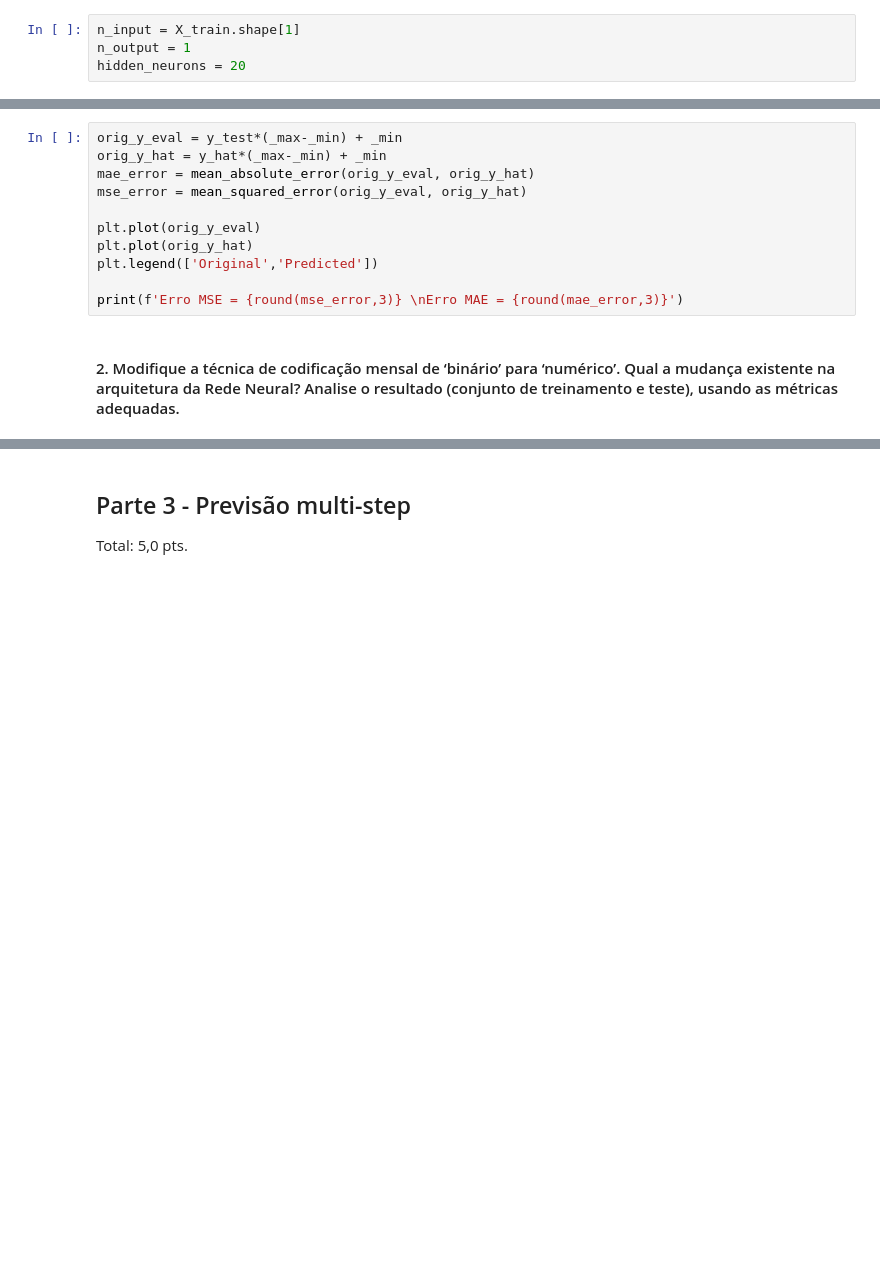
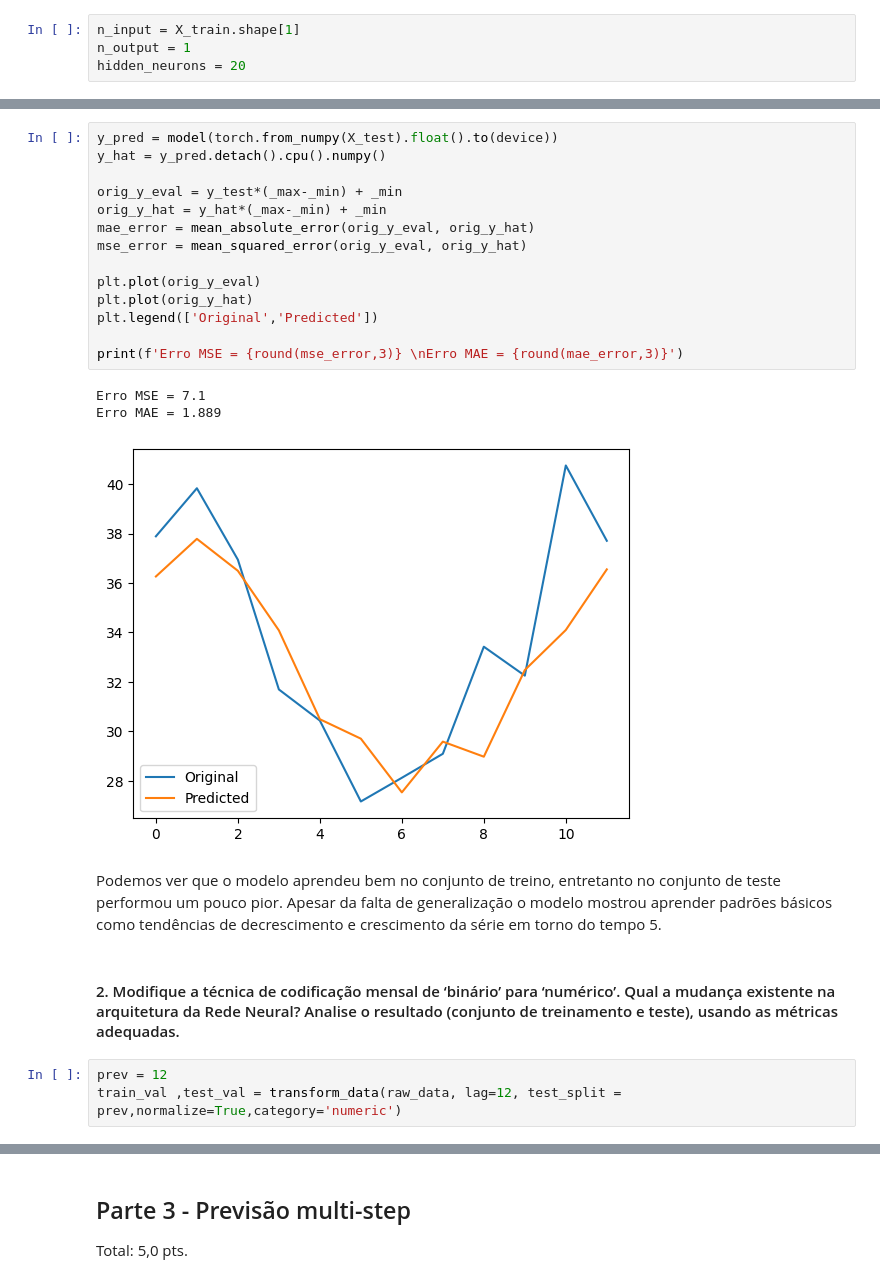
Before and after one commit to thimabru1010/PUC_Redes_Neurais, a Jupyter notebook: grad/lista 2/lista_2.ipynb, the cells around one changed output, grey strips where cells are left out. Drawn from its saved outputs; the diff is of its cells as text; blank space fills up the shorter version.

```diff
--- a/grad/lista 2/lista_2.ipynb
+++ b/grad/lista 2/lista_2.ipynb
@@ -324,13 +379,25 @@ y_hat = y_pred.detach().numpy()
 # %%
+y_pred = model(torch.from_numpy(X_test).float().to(device))
+y_hat = y_pred.detach().cpu().numpy()
+
 orig_y_eval = y_test*(_max-_min) + _min
 orig_y_hat = y_hat*(_max-_min) + _min
 mae_error = mean_absolute_error(orig_y_eval, orig_y_hat)
 mse_error = mean_squared_error(orig_y_eval, orig_y_hat)
 
 plt.plot(orig_y_eval)
 plt.plot(orig_y_hat)
 plt.legend(['Original','Predicted'])
 
 print(f'Erro MSE = {round(mse_error,3)} \nErro MAE = {round(mae_error,3)}')
+# %% [output]
+Erro MSE = 7.1
+Erro MAE = 1.889
+[figure, added]
+# %% [markdown]
+Podemos ver que o modelo aprendeu bem no conjunto de treino, entretanto no conjunto de teste performou um pouco pior. Apesar da falta de generalização o modelo mostrou aprender padrões básicos como tendências de decrescimento e crescimento da série em torno do tempo 5.
 # %% [markdown]
 #### 2.	Modifique a técnica de codificação mensal de ‘binário’ para ‘numérico’. Qual a mudança existente na arquitetura da Rede Neural? Analise o resultado (conjunto de treinamento e teste), usando as métricas adequadas.
+# %%
+prev = 12
+train_val ,test_val = transform_data(raw_data, lag=12, test_split = prev,normalize=True,category='numeric')
```
Also changed, not shown: parts of 39 cells of this notebook.
